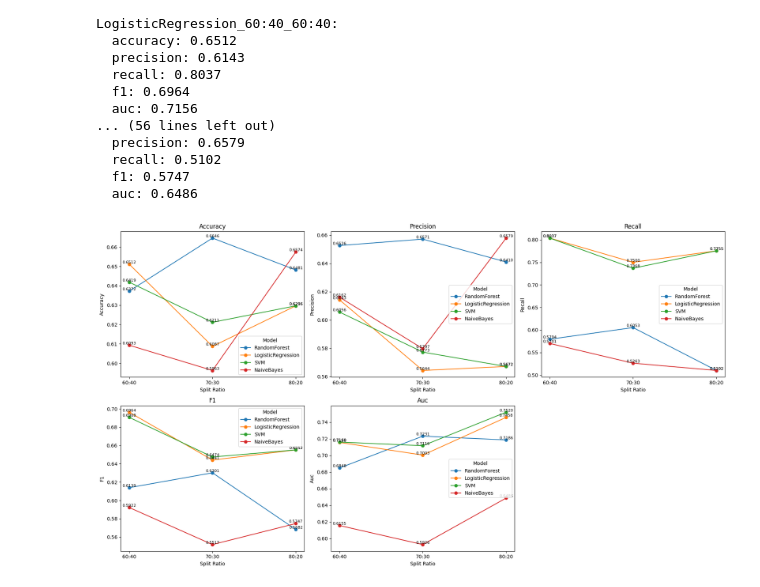
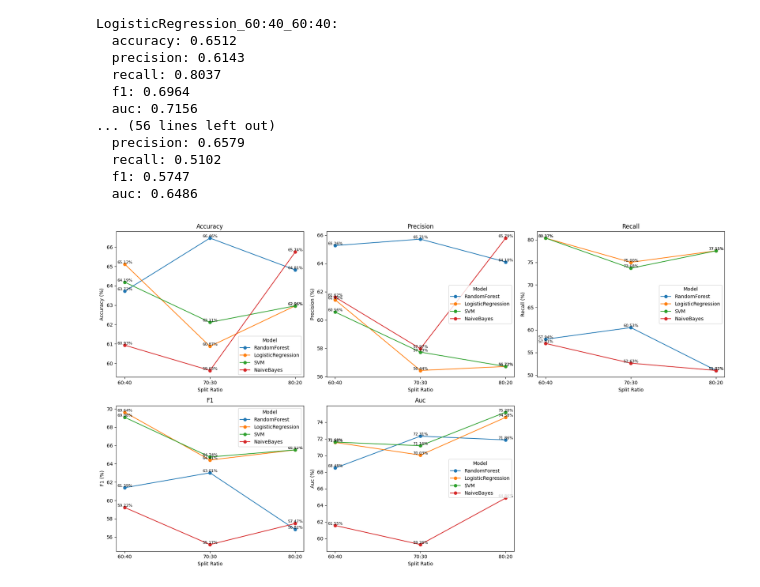
Before and after one commit to RasyadBima15/ML-Project-ICT-Scientific-Paper-GemastikXVII, a Jupyter notebook: ClassificationProject.ipynb, the cells around one changed output. Saved outputs shown, nothing was run; the diff lists cells and outputs as text; code cells hidden in the pictures.

```diff
--- a/ClassificationProject.ipynb
+++ b/ClassificationProject.ipynb
@@ -362,33 +362,32 @@ LogisticRegression_60:40_60:40:
   f1: 0.5747
   auc: 0.6486
 # %%
-# Convert dictionary to DataFrame (assuming evaluation_results is a dictionary)
 df_results = pd.DataFrame(evaluation_results).T
 
 # Extract split ratios and models
 df_results['Split Ratio'] = df_results.index.str.split('_').str[-1]
 df_results['Model'] = df_results.index.str.split('_').str[0]
 
 # Plotting the evaluation metrics using line chart
 metrics = ['accuracy', 'precision', 'recall', 'f1', 'auc']
 fig, axes = plt.subplots(nrows=2, ncols=3, figsize=(18, 10))
 
 for i, metric in enumerate(metrics):
     ax = axes[i//3, i%3]
     for model in df_results['Model'].unique():
         data = df_results[df_results['Model'] == model]
-        ax.plot(data['Split Ratio'], data[metric], marker='o', label=model)
-        for idx, value in enumerate(data[metric]):
-            ax.text(idx, value, f"{value:.4f}", ha='center', va='bottom', fontsize=8)
+        ax.plot(data['Split Ratio'], data[metric] * 100, marker='o', label=model)  # Convert to percentage
+        for idx, value in enumerate(data[metric] * 100):  # Convert to percentage
+            ax.text(idx, value, f"{value:.2f}%", ha='center', va='bottom', fontsize=8)
     ax.set_title(metric.capitalize())
-    ax.set_ylabel(metric.capitalize())
+    ax.set_ylabel(f"{metric.capitalize()} (%)")
     ax.set_xlabel('Split Ratio')
     ax.legend(title='Model')
 
 # Remove the empty subplot
 fig.delaxes(axes[1, 2])
 
 plt.tight_layout()
 plt.show()
 # %% [output]
-[figure, old version]
+[figure, new version]
```
